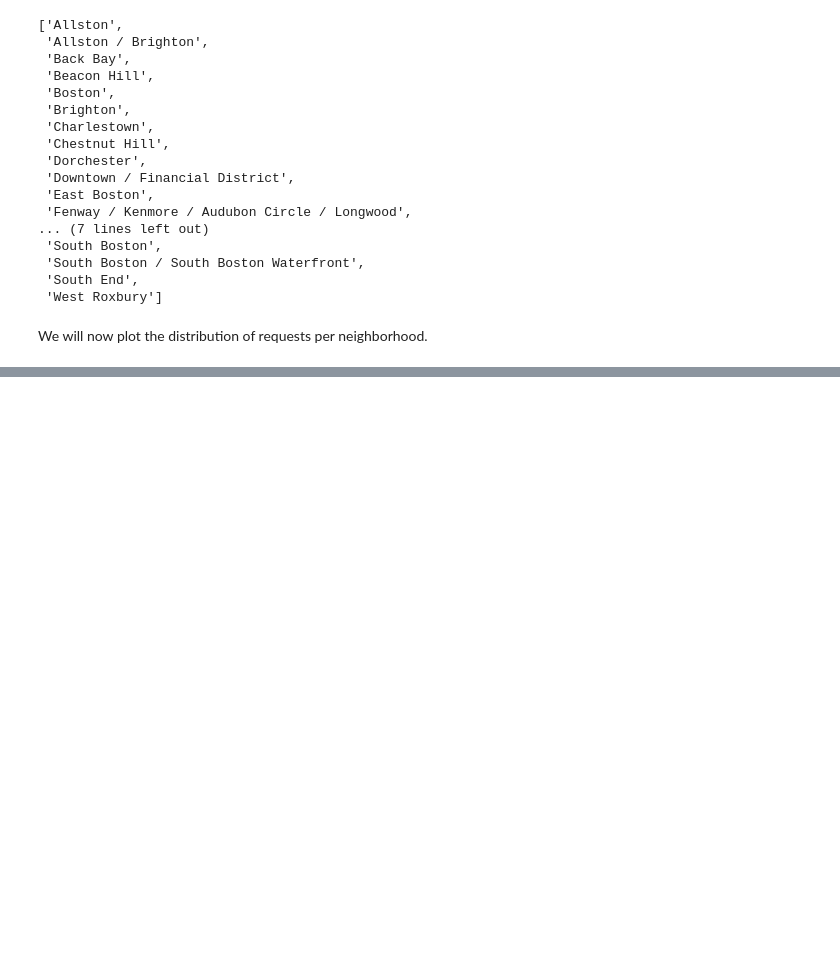
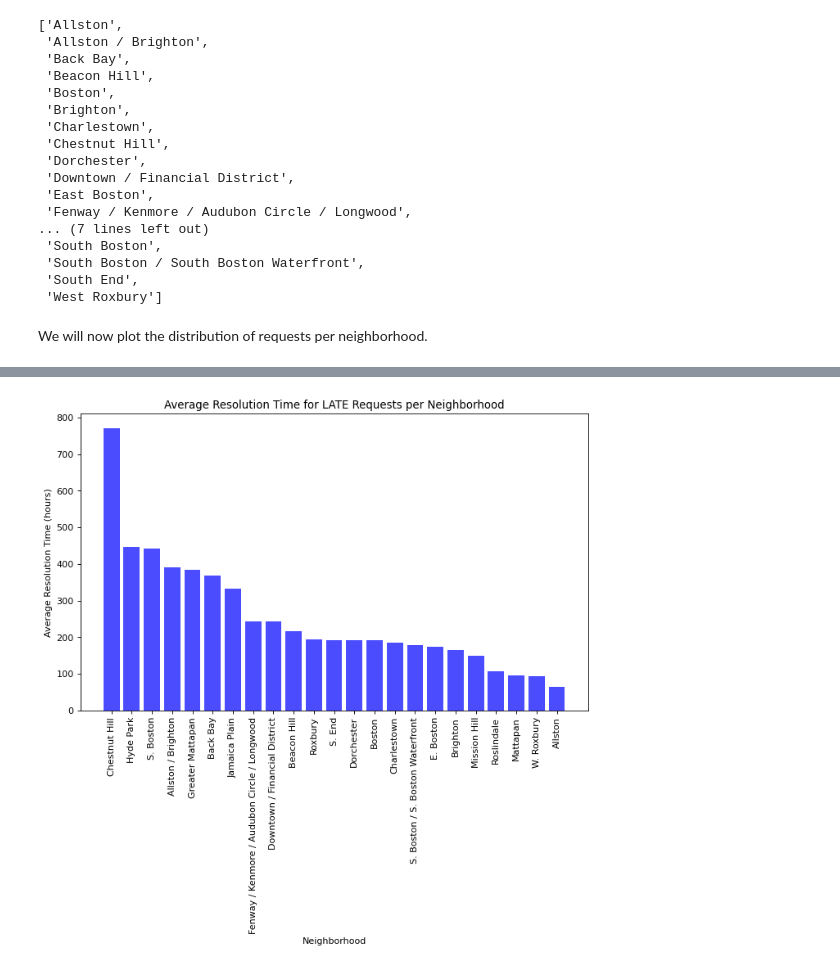
Before and after one commit to BU-Spark/ds-boston-311-animal-reports, a Jupyter notebook: sp24-team-d/Mid-Semester.ipynb, the cells around one changed output, grey strips where cells are left out. Saved outputs shown, nothing was run; the diff lists cells and outputs as text; code cells hidden in the pictures; blank space fills up the shorter version.

```diff
--- a/sp24-team-d/Mid-Semester.ipynb
+++ b/sp24-team-d/Mid-Semester.ipynb
@@ -186,0 +256,3 @@ West Roxbury:   Dogs
+# %%
+# drop all requests that are LATE and outside of the 83 percentile
+df_neighborhood = df_neighborhood[~((df_neighborhood['on_time'] == 'OVERDUE') & (df_neighborhood['resolution_hours'] > threshold))]
@@ -186,0 +269,12 @@ West Roxbury:   Dogs
+# %%
+# do the same for LATE
+avg_resolution_time_late = df_neighborhood.groupby('neighborhood')['resolution_hours_late'].mean().sort_values(ascending=False)
+plt.figure(figsize=(10, 6), dpi=80)
+plt.bar(avg_resolution_time_late.index, avg_resolution_time_late.values, color='b', alpha=0.7)
+plt.xlabel('Neighborhood')
+plt.ylabel('Average Resolution Time (hours)')
+plt.title('Average Resolution Time for LATE Requests per Neighborhood')
+plt.xticks(rotation=90)
+plt.show()
+# %% [output]
+[figure, added]
```
Also changed, not shown: parts of 16 cells of this notebook, 6 other files.
